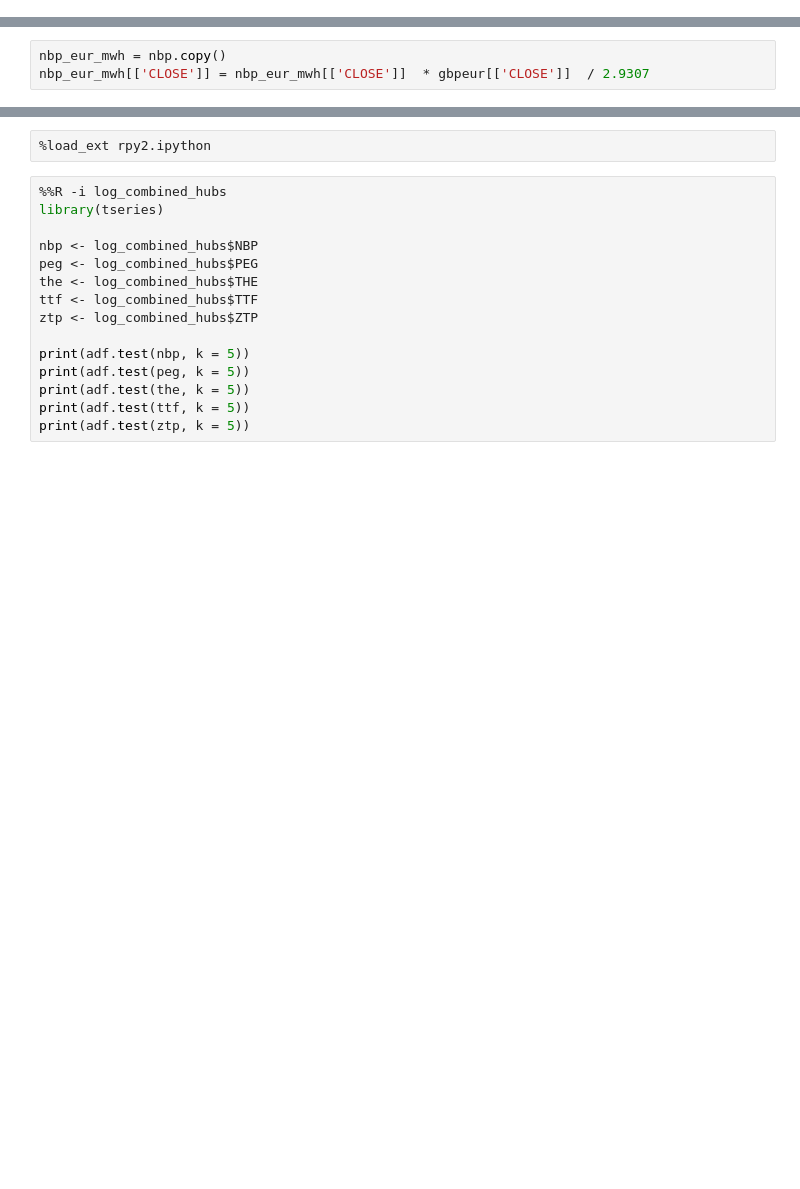
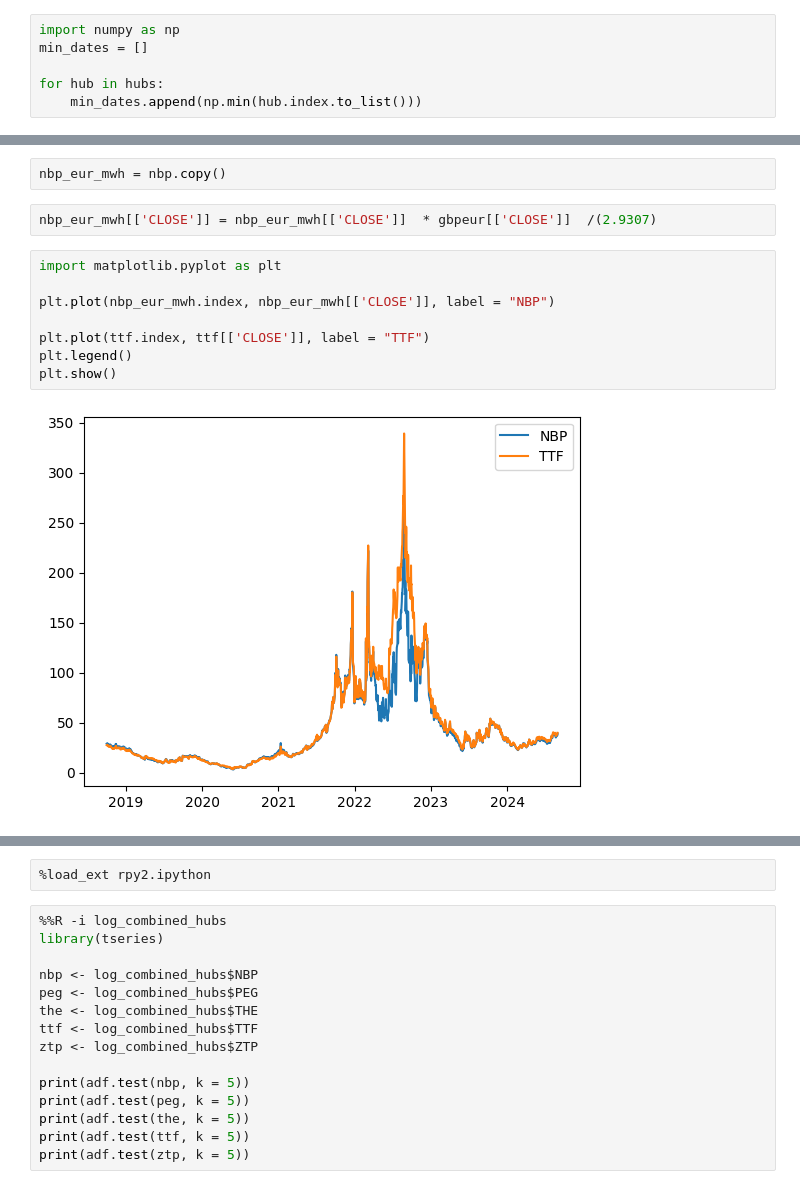
Before and after one commit to sindrjha/statistical-arbitrage, a Jupyter notebook: eda/data_alignment.ipynb, the cells around one changed output, grey strips where cells are left out. Saved outputs shown, nothing was run; the diff lists cells and outputs as text; blank space fills up the shorter version.

```diff
--- a/statistical_tests.ipynb
+++ b/eda/data_alignment.ipynb
@@ -12,0 +26,6 @@ hubs = [nbp, peg, the, ttf, ztp, gbpeur]
+# %%
+import numpy as np
+min_dates = []
+
+for hub in hubs:
+    min_dates.append(np.min(hub.index.to_list()))
@@ -22,3 +56,14 @@ nbp, peg, the, ttf, ztp, gbpeur = hubs[0], hubs[1], hubs[2], hubs[3], hubs[4], h
+# %%
+nbp_eur_mwh = nbp.copy()
 # %%
-nbp_eur_mwh = nbp.copy()
-nbp_eur_mwh[['CLOSE']] = nbp_eur_mwh[['CLOSE']]  * gbpeur[['CLOSE']]  / 2.9307
+nbp_eur_mwh[['CLOSE']] = nbp_eur_mwh[['CLOSE']]  * gbpeur[['CLOSE']]  /(2.9307)
+# %%
+import matplotlib.pyplot as plt
+
+plt.plot(nbp_eur_mwh.index, nbp_eur_mwh[['CLOSE']], label = "NBP")
+
+plt.plot(ttf.index, ttf[['CLOSE']], label = "TTF")
+plt.legend()
+plt.show()
+# %% [output]
+[figure, added]
```
Also changed, not shown: parts of 41 cells of this notebook, 16 other files.
